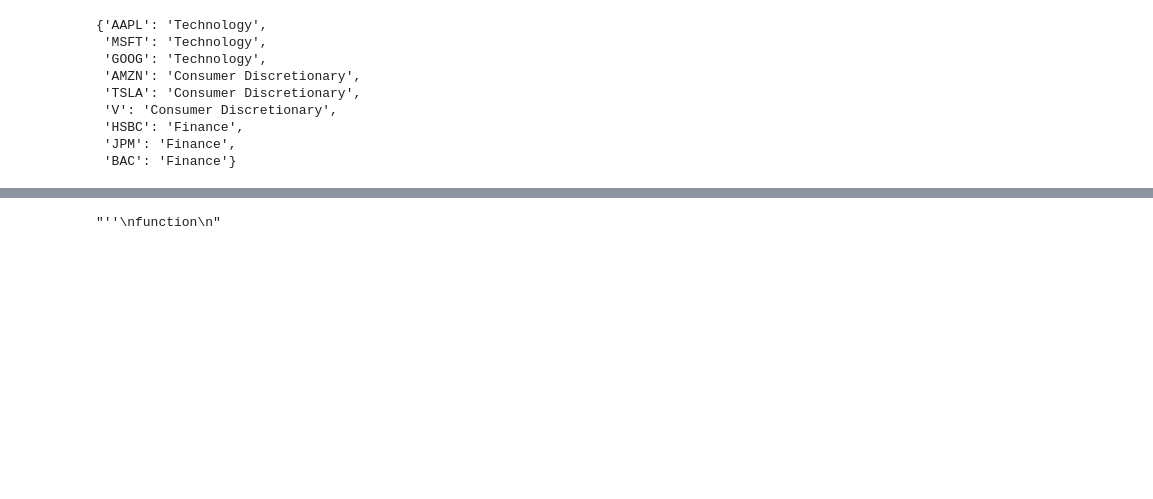
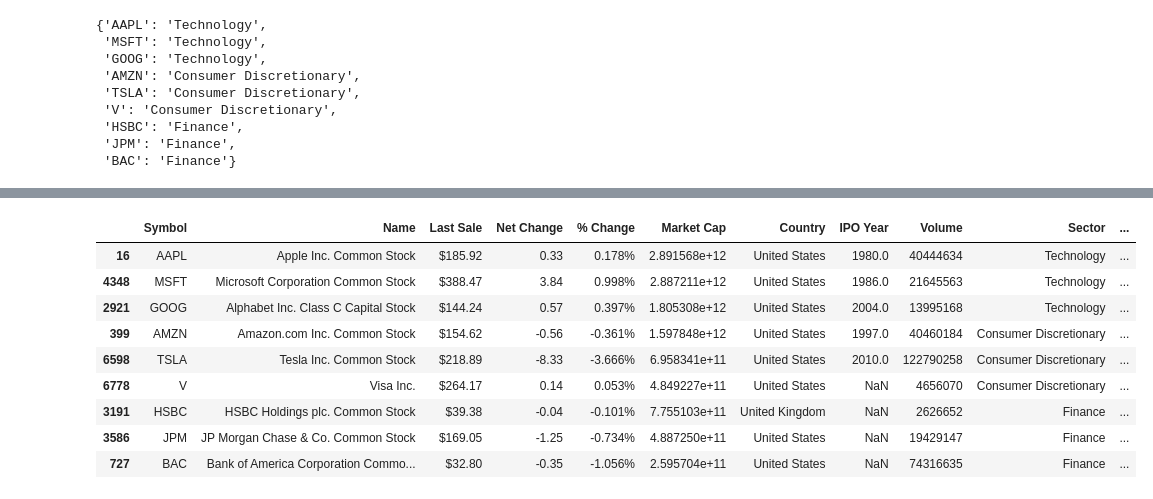
Before and after one commit to qlab-intro-python/tarea-4-quispe-dongo, a Jupyter notebook: tarea_4_plantilla.ipynb, the cells around one changed output, grey strips where cells are left out. Cells and saved outputs as stored; diff of their text form; code cells hidden in the pictures; blank space fills up the shorter version.

```diff
--- a/tarea_4_plantilla.ipynb
+++ b/tarea_4_plantilla.ipynb
@@ -239,12 +239,22 @@ data.head()
 5 rows × 54 columns
+# %%
+largest_companies_sectors
+# %% [output]
+|  | Symbol | Name | Last Sale | Net Change | % Change | Market Cap | Country | IPO Year | Volume | Sector | ... |
+| 16 | AAPL | Apple Inc. Common Stock | $185.92 | 0.33 | 0.178% | 2.891568e+12 | United States | 1980.0 | 40444634 | Technology | ... |
+| 4348 | MSFT | Microsoft Corporation Common Stock | $388.47 | 3.84 | 0.998% | 2.887211e+12 | United States | 1986.0 | 21645563 | Technology | ... |
+| 2921 | GOOG | Alphabet Inc. Class C Capital Stock | $144.24 | 0.57 | 0.397% | 1.805308e+12 | United States | 2004.0 | 13995168 | Technology | ... |
+| 399 | AMZN | Amazon.com Inc. Common Stock | $154.62 | -0.56 | -0.361% | 1.597848e+12 | United States | 1997.0 | 40460184 | Consumer Discretionary | ... |
+| 6598 | TSLA | Tesla Inc. Common Stock | $218.89 | -8.33 | -3.666% | 6.958341e+11 | United States | 2010.0 | 122790258 | Consumer Discretionary | ... |
+| 6778 | V | Visa Inc. | $264.17 | 0.14 | 0.053% | 4.849227e+11 | United States | NaN | 4656070 | Consumer Discretionary | ... |
+| 3191 | HSBC | HSBC Holdings plc. Common Stock | $39.38 | -0.04 | -0.101% | 7.755103e+11 | United Kingdom | NaN | 2626652 | Finance | ... |
+| 3586 | JPM | JP Morgan Chase & Co. Common Stock | $169.05 | -1.25 | -0.734% | 4.887250e+11 | United States | NaN | 19429147 | Finance | ... |
+| 727 | BAC | Bank of America Corporation Commo... | $32.80 | -0.35 | -1.056% | 2.595704e+11 | United States | NaN | 74316635 | Finance | ... |
 # %%
 #Construct a table with the most common *institucional holders* by sector. Is there any interesting pattern? Hint: loop the `institutional_holders` from `yfinance`
-
-ih_table = []
-
-'''''''''''''''''''''''''''''
-function
-'''''''''''''''''''''''''''''
-for symbol, sector in firms
+df_companies = largest_companies_sectors[['Symbol', 'Name', 'Market Cap', 'Sector']]
+df_inst_dict = {}
+for x in firms:
+    holder = yf.Ticker(x).institutional_holders
+    holder['Symbol']=x
+    df_inst_dict[x]=holder
-# %% [output]
-"''\nfunction\n"
```
Also changed, not shown: parts of 5 cells of this notebook.
